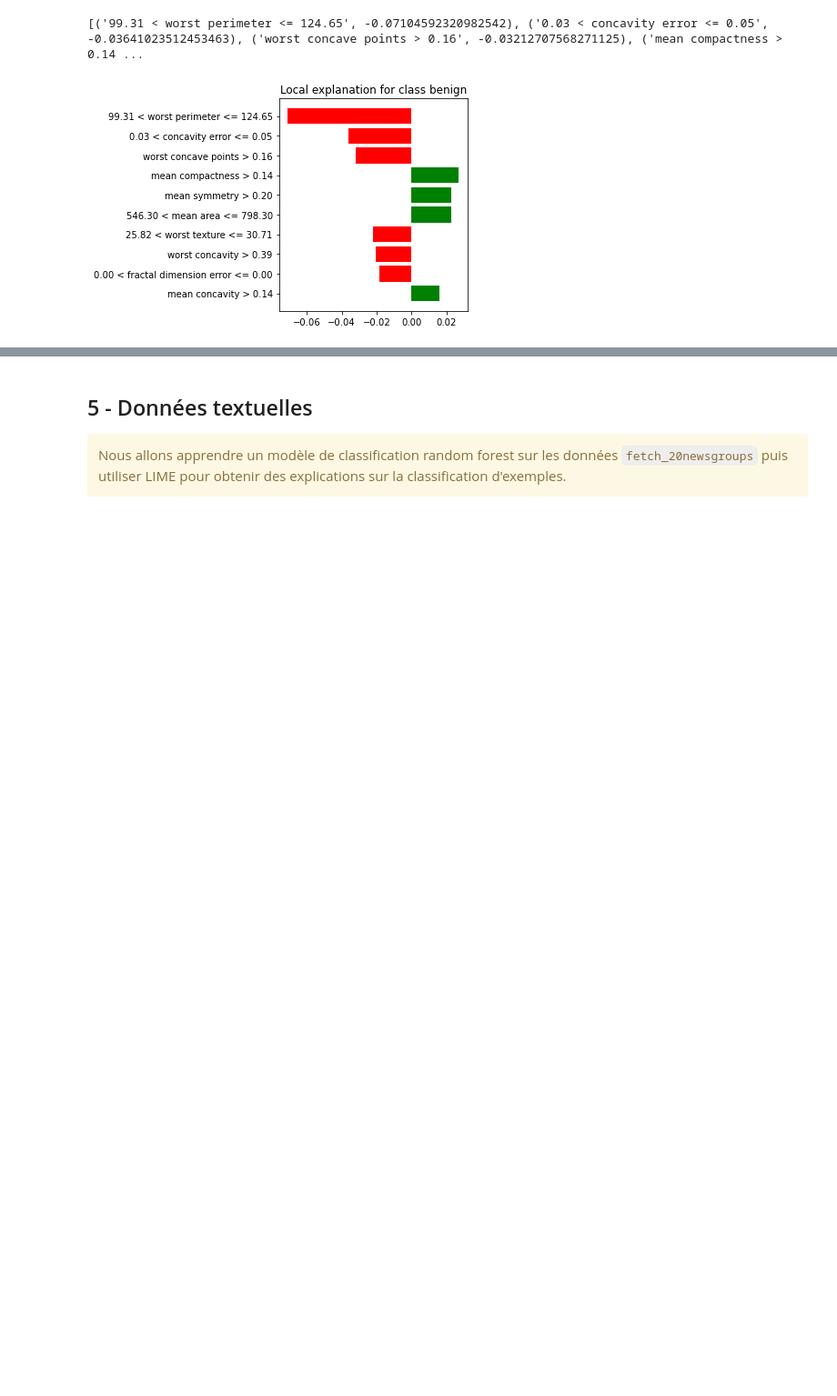
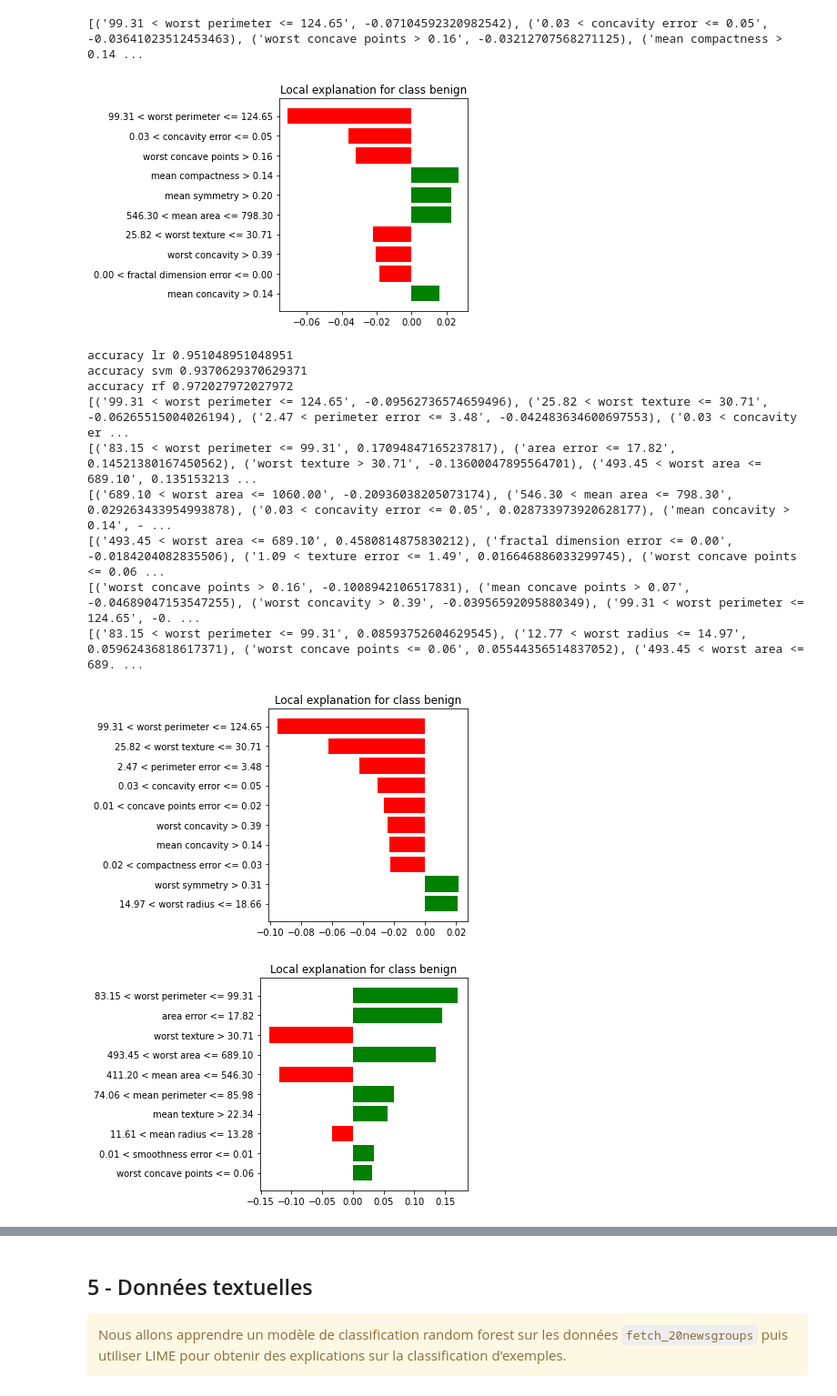
Before and after one commit to pidoux7/XAI, a Jupyter notebook: TME3/TME03-agg-LIME.ipynb, the cells around one changed output, grey strips where cells are left out. Shown at 91% size. Drawn from its saved outputs; the diff is of its cells as text; code cells hidden in the pictures; blank space fills up the shorter version.

```diff
--- a/TME3/TME03-agg-LIME.ipynb
+++ b/TME3/TME03-agg-LIME.ipynb
@@ -419,3 +478,82 @@ plt.tight_layout()
 # %% [output]
 [('99.31 < worst perimeter <= 124.65', -0.07104592320982542), ('0.03 < concavity error <= 0.05', -0.03641023512453463), ('worst concave points > 0.16', -0.03212707568271125), ('mean compactness > 0.14 ...
 [figure]
+# %%
+from sklearn.linear_model import LogisticRegression
+from sklearn.svm import SVC
+from sklearn.ensemble import RandomForestClassifier
+
+lr = LogisticRegression(max_iter=10000)
+lr.fit(x_train,y_train)
+
+svm = SVC(kernel='rbf', probability=True)
+svm.fit(x_train,y_train)
+
+rf = RandomForestClassifier()
+rf.fit(x_train,y_train)
+
+from sklearn.metrics import accuracy_score
+from sklearn.metrics import f1_score
+
+y_pred_lr = lr.predict(x_test)
+y_pred_svm = svm.predict(x_test)
+y_pred_rf = rf.predict(x_test)
+
+acc_lr = accuracy_score(y_test, y_pred_lr)
+acc_svm = accuracy_score(y_test, y_pred_svm)
+acc_rf = accuracy_score(y_test, y_pred_rf)
+
+f1_lr = f1_score(y_test, y_pred_lr, average='binary')
+f1_svm = f1_score(y_test, y_pred_svm, average='binary')
+f1_rf = f1_score(y_test, y_pred_rf, average='binary')
+
+print("accuracy lr",acc_lr)
+print("accuracy svm",acc_svm)
+print("accuracy rf",acc_rf)
+
+
+X_sain = x_test[y_pred_lr==0]
+X_malade = x_test[y_pred_lr==1]
+
+
+exp_lr_sain = explainer.explain_instance(X_sain[0], lr.predict_proba, num_features=10)
+print(exp_lr_sain.as_list())
+exp_lr_sain.as_pyplot_figure()
+plt.tight_layout()
+
+exp_lr_malade = explainer.explain_instance(X_malade[0], lr.predict_proba, num_features=10)
+print(exp_lr_malade.as_list())
+exp_lr_malade.as_pyplot_figure()
+plt.tight_layout()
+
+exp_svm_sain = explainer.explain_instance(X_sain[0], svm.predict_proba, num_features=10)
+print(exp_svm_sain.as_list())
+exp_svm_sain.as_pyplot_figure()
+plt.tight_layout()
+
+exp_svm_malade = explainer.explain_instance(X_malade[0], svm.predict_proba, num_features=10)
+print(exp_svm_malade.as_list())
+exp_svm_malade.as_pyplot_figure()
+plt.tight_layout()
+
+exp_rf_sain = explainer.explain_instance(X_sain[0], rf.predict_proba, num_features=10)
+print(exp_rf_sain.as_list())
+exp_rf_sain.as_pyplot_figure()
+plt.tight_layout()
+
+exp_rf_malade = explainer.explain_instance(X_malade[0], rf.predict_proba, num_features=10)
+print(exp_rf_malade.as_list())
+exp_rf_malade.as_pyplot_figure()
+plt.tight_layout()
+# %% [output]
+accuracy lr 0.951048951048951
+accuracy svm 0.9370629370629371
+accuracy rf 0.972027972027972
+[('99.31 < worst perimeter <= 124.65', -0.09562736574659496), ('25.82 < worst texture <= 30.71', -0.06265515004026194), ('2.47 < perimeter error <= 3.48', -0.042483634600697553), ('0.03 < concavity er ...
+[('83.15 < worst perimeter <= 99.31', 0.17094847165237817), ('area error <= 17.82', 0.14521380167450562), ('worst texture > 30.71', -0.13600047895564701), ('493.45 < worst area <= 689.10', 0.135153213 ...
+[('689.10 < worst area <= 1060.00', -0.20936038205073174), ('546.30 < mean area <= 798.30', 0.029263433954993878), ('0.03 < concavity error <= 0.05', 0.028733973920628177), ('mean concavity > 0.14', - ...
+[('493.45 < worst area <= 689.10', 0.4580814875830212), ('fractal dimension error <= 0.00', -0.0184204082835506), ('1.09 < texture error <= 1.49', 0.016646886033299745), ('worst concave points <= 0.06 ...
+[('worst concave points > 0.16', -0.1008942106517831), ('mean concave points > 0.07', -0.04689047153547255), ('worst concavity > 0.39', -0.03956592095880349), ('99.31 < worst perimeter <= 124.65', -0. ...
+[('83.15 < worst perimeter <= 99.31', 0.08593752604629545), ('12.77 < worst radius <= 14.97', 0.05962436818617371), ('worst concave points <= 0.06', 0.05544356514837052), ('493.45 < worst area <= 689. ...
+[figure, added]
+[figure, added]
```
Also changed, not shown: parts of 16 cells of this notebook.
